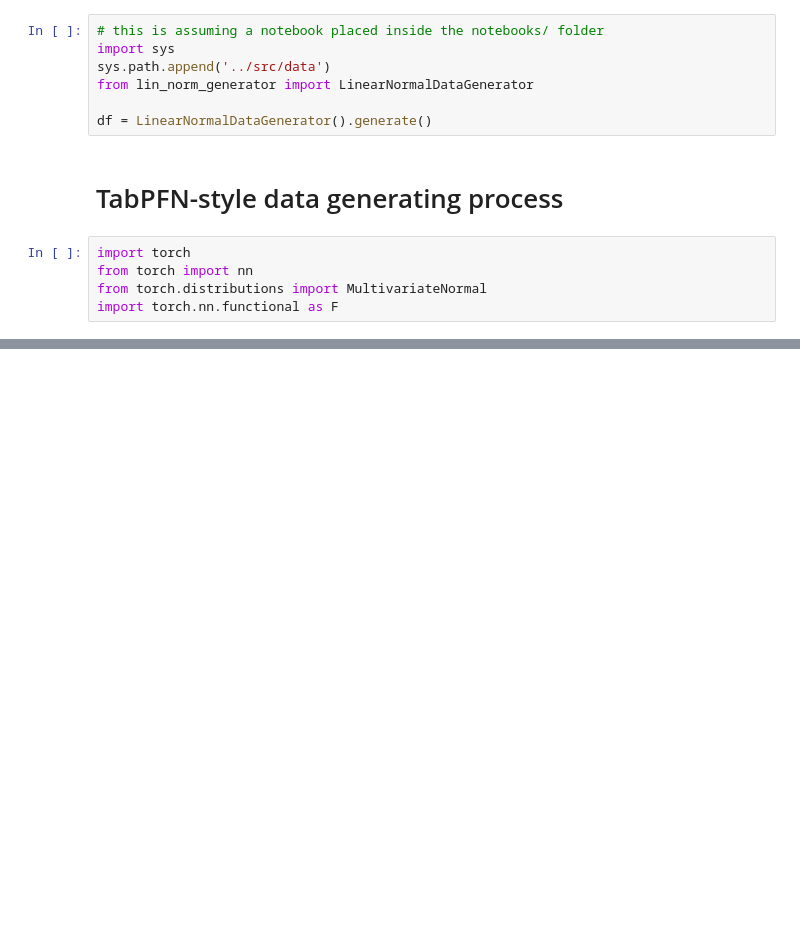
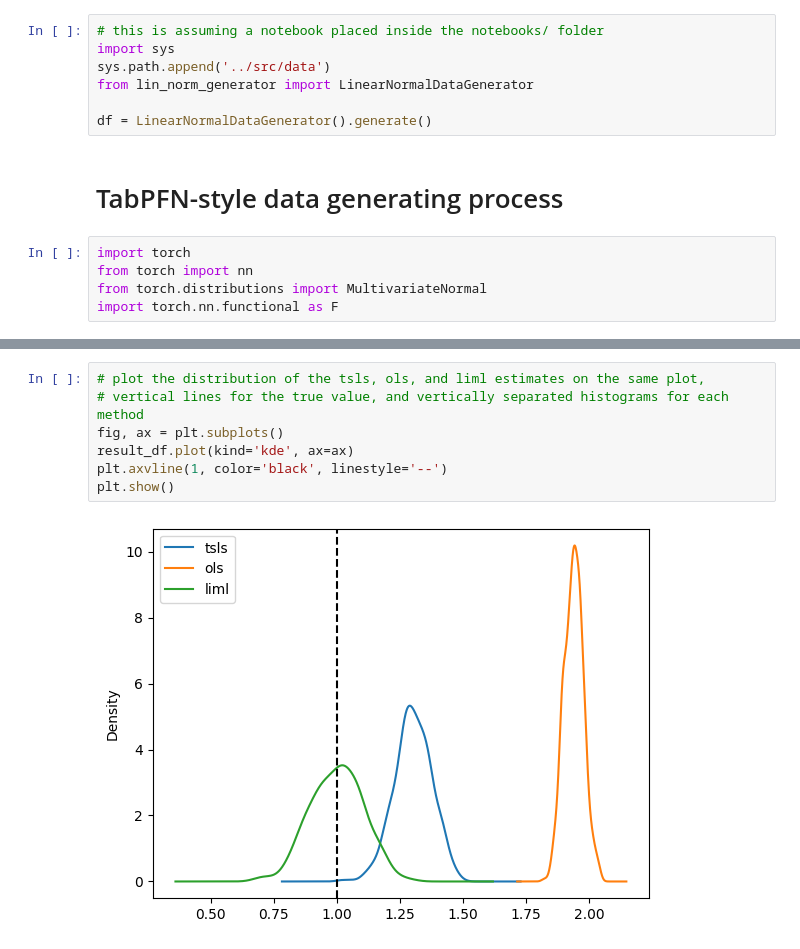
Before and after one commit to tliutony/learning-ivs, a Jupyter notebook: notebooks/estimator_benchmarks.ipynb, the cells around one changed output, grey strips where cells are left out. Cells and saved outputs as stored; diff of their text form; blank space fills up the shorter version.

```diff
--- a/notebooks/estimator_benchmarks.ipynb
+++ b/notebooks/estimator_benchmarks.ipynb
@@ -181,0 +259,9 @@ TODO
+# %%
+# plot the distribution of the tsls, ols, and liml estimates on the same plot,
+# vertical lines for the true value, and vertically separated histograms for each method
+fig, ax = plt.subplots()
+result_df.plot(kind='kde', ax=ax)
+plt.axvline(1, color='black', linestyle='--')
+plt.show()
+# %% [output]
+[figure, added]
```
Also changed, not shown: parts of 18 cells of this notebook, 2 other files.
